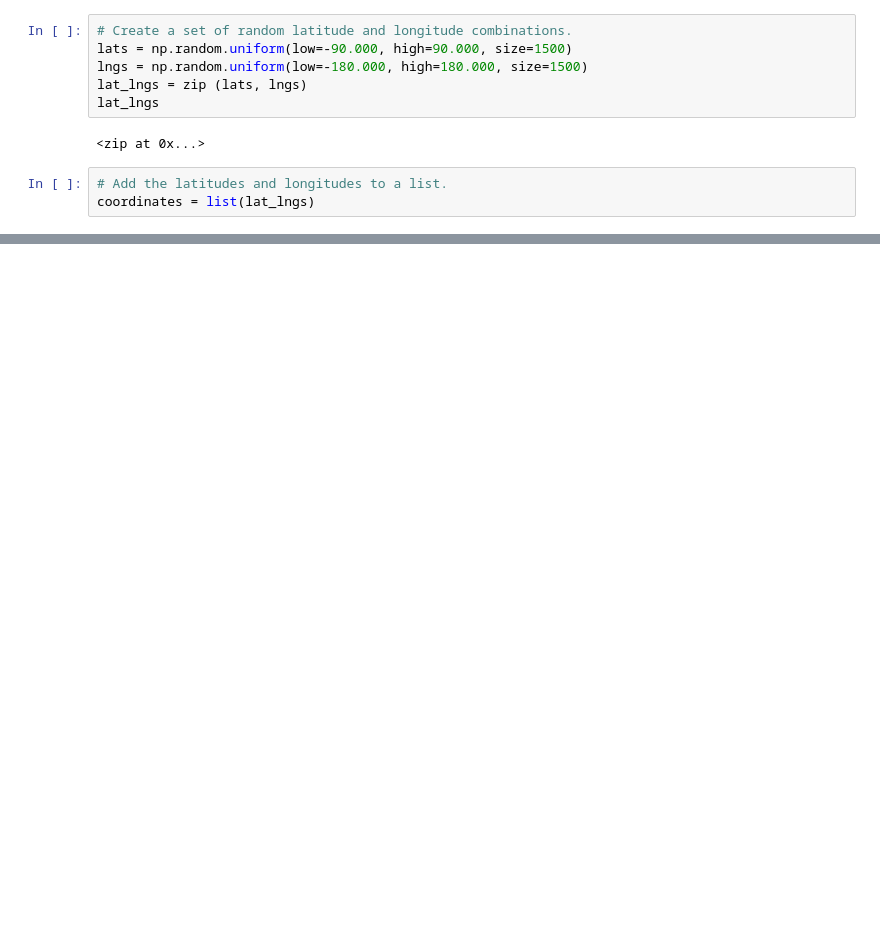
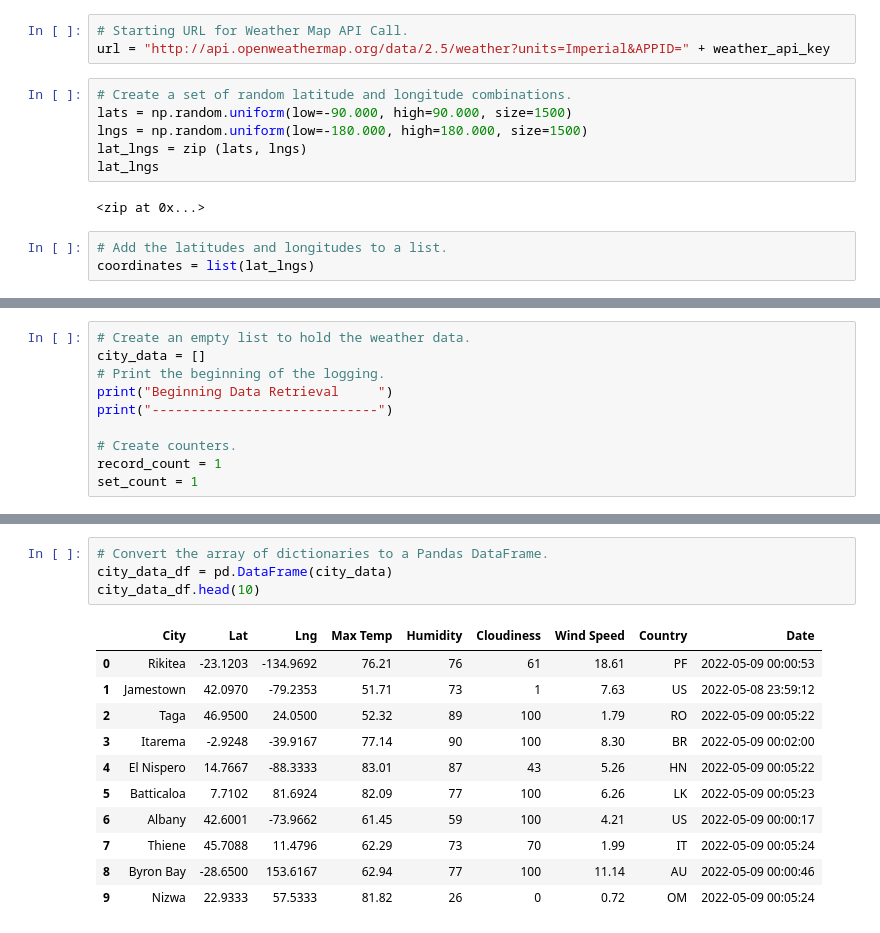
Before and after one commit to zimmer3-iii/World_Weather_Analysis, a Jupyter notebook: WeatherPy.ipynb, the cells around one changed output, grey strips where cells are left out. Drawn from its saved outputs; the diff is of its cells as text; blank space fills up the shorter version.

Commit message:
Weather API Data Code Added

```diff
--- a/WeatherPy.ipynb
+++ b/WeatherPy.ipynb
@@ -7,3 +14,6 @@ from citipy import citipy
+# %%
+# Starting URL for Weather Map API Call.
+url = "http://api.openweathermap.org/data/2.5/weather?units=Imperial&APPID=" + weather_api_key
 # %%
 # Create a set of random latitude and longitude combinations.
 lats = np.random.uniform(low=-90.000, high=90.000, size=1500)
@@ -31,0 +42,10 @@ len(cities)
+# %%
+# Create an empty list to hold the weather data.
+city_data = []
+# Print the beginning of the logging.
+print("Beginning Data Retrieval     ")
+print("-----------------------------")
+
+# Create counters.
+record_count = 1
+set_count = 1
@@ -31,0 +124,16 @@ len(cities)
+# %%
+# Convert the array of dictionaries to a Pandas DataFrame.
+city_data_df = pd.DataFrame(city_data)
+city_data_df.head(10)
+# %% [output]
+|  | City | Lat | Lng | Max Temp | Humidity | Cloudiness | Wind Speed | Country | Date |
+| 0 | Rikitea | -23.1203 | -134.9692 | 76.21 | 76 | 61 | 18.61 | PF | 2022-05-09 00:00:53 |
+| 1 | Jamestown | 42.0970 | -79.2353 | 51.71 | 73 | 1 | 7.63 | US | 2022-05-08 23:59:12 |
+| 2 | Taga | 46.9500 | 24.0500 | 52.32 | 89 | 100 | 1.79 | RO | 2022-05-09 00:05:22 |
+| 3 | Itarema | -2.9248 | -39.9167 | 77.14 | 90 | 100 | 8.30 | BR | 2022-05-09 00:02:00 |
+| 4 | El Nispero | 14.7667 | -88.3333 | 83.01 | 87 | 43 | 5.26 | HN | 2022-05-09 00:05:22 |
+| 5 | Batticaloa | 7.7102 | 81.6924 | 82.09 | 77 | 100 | 6.26 | LK | 2022-05-09 00:05:23 |
+| 6 | Albany | 42.6001 | -73.9662 | 61.45 | 59 | 100 | 4.21 | US | 2022-05-09 00:00:17 |
+| 7 | Thiene | 45.7088 | 11.4796 | 62.29 | 73 | 70 | 1.99 | IT | 2022-05-09 00:05:24 |
+| 8 | Byron Bay | -28.6500 | 153.6167 | 62.94 | 77 | 100 | 11.14 | AU | 2022-05-09 00:00:46 |
+| 9 | Nizwa | 22.9333 | 57.5333 | 81.82 | 26 | 0 | 0.72 | OM | 2022-05-09 00:05:24 |
```
Also changed, not shown: parts of 6 cells of this notebook, 1 other file.
